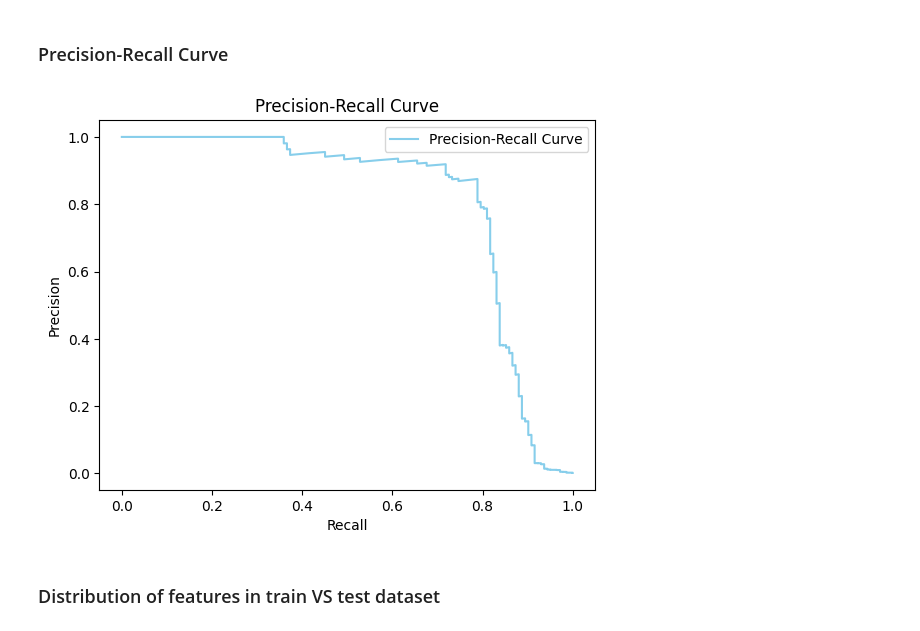
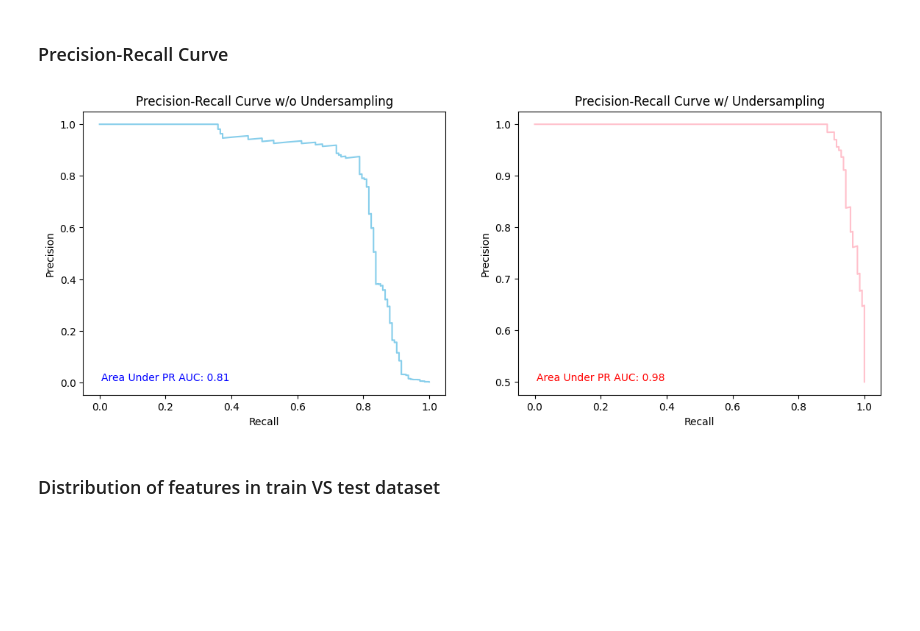
Before and after one commit to ProfessionalSalmon/Fraud_Detection_Logistic_Model, a Jupyter notebook: fraud.ipynb, the cells around one changed output. Saved outputs shown, nothing was run; the diff lists cells and outputs as text; code cells hidden in the pictures; blank space fills up the shorter version.

```diff
--- a/fraud.ipynb
+++ b/fraud.ipynb
@@ -202,0 +228,13 @@ Area Under the Precision-Recall Curve (PR AUC): 0.8127645891696385
+# %%
+X_under = balanced_df.drop(columns = ['Time', 'Class'])
+y_under = balanced_df['Class']
+
+X_train2, X_test2, y_train2, y_test2 = train_test_split(X_under, y_under, test_size = 0.3, random_state = 20, stratify = y_under)
+
+model = LogisticRegression()
+model.fit(X_train2, y_train2)
+y_pred_prob2 = model.predict_proba(X_test2)[:, -1]
+
+precision2, recall2, thresholds2 = precision_recall_curve(y_test2, y_pred_prob2)
+pr_auc2 = auc(recall2, precision2)
+print(f'Area Under the Precision-Recall Curve (PR AUC): {pr_auc2}')
@@ -204,15 +251,28 @@ Area Under the Precision-Recall Curve (PR AUC): 0.8127645891696385
 ## Data Visualization
 # %% [markdown]
 ### Precision-Recall Curve
-# %%
-plt.plot(recall, precision, label='Precision-Recall Curve', color = 'skyblue')
-plt.xlabel('Recall')
-plt.ylabel('Precision')
-plt.title('Precision-Recall Curve')
-plt.legend()
-plt.show()
-# %% [output]
-[figure, removed]
+# %%
+plt.figure(figsize=(14,5))
+
+plt.subplot(1,2,1)
+plt.plot(recall, precision, color = 'skyblue')
+plt.xlabel('Recall')
+plt.ylabel('Precision')
+plt.title('Precision-Recall Curve w/o Undersampling')
+plt.text(0.05, 0.05, "Area Under PR AUC: 0.81", fontsize=10, color='blue',
+         transform=plt.gca().transAxes)
+
+plt.subplot(1,2,2)
+plt.plot(recall2, precision2, color = 'pink')
+plt.xlabel('Recall')
+plt.ylabel('Precision')
+plt.title('Precision-Recall Curve w/ Undersampling')
+plt.text(0.05, 0.05, 'Area Under PR AUC: 0.98', fontsize=10, color='red',
+         transform=plt.gca().transAxes)
+
+plt.show()
+# %% [output]
+[figure, added]
 # %% [markdown]
 ### Distribution of features in train VS test dataset
 # %%
```
Also changed, not shown: parts of 7 cells of this notebook.
